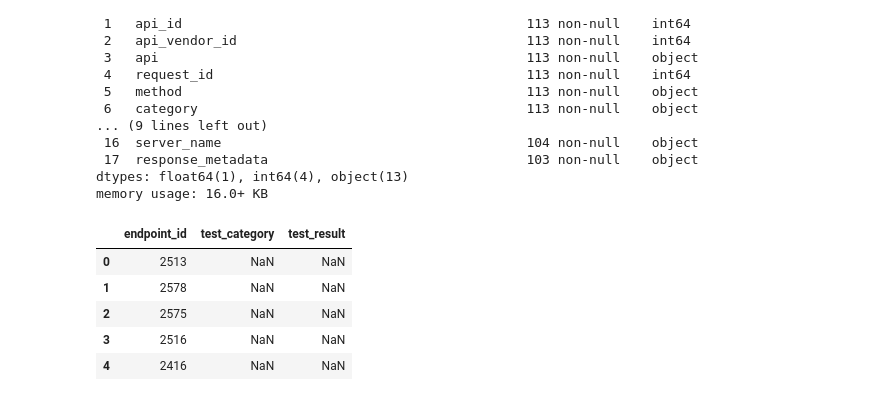
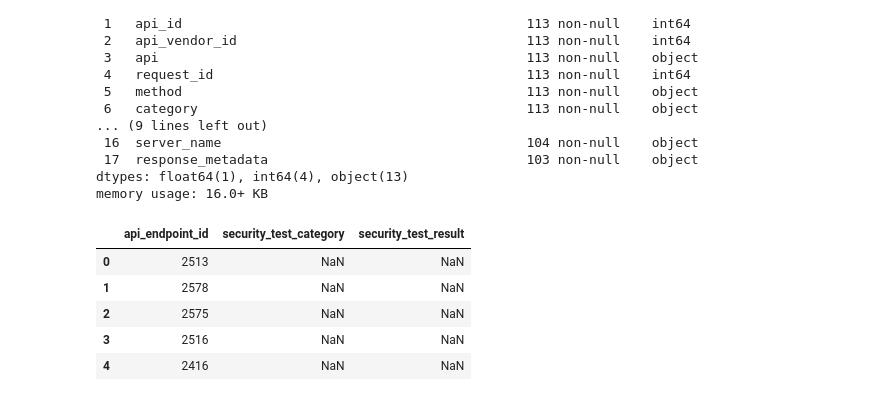
Before and after one commit to teejlab/API-Risk-Assessment-Framework, a Jupyter notebook: eda/eda_security_tests.ipynb, the cells around one changed output. Saved outputs shown, nothing was run; the diff lists cells and outputs as text; code cells hidden in the pictures.

```diff
--- a/eda/eda_security_tests.ipynb
+++ b/eda/eda_security_tests.ipynb
@@ -45,12 +56,10 @@ memory usage: 16.0+ KB
 # %%
 # Selecting relevant columns
 security_test_df = api_df[["api_endpoint_id", "security_test_category", "security_test_result (FALSE=Passed; TRUE=Failed)"]]
-security_test_df = security_test_df.rename(columns = {"api_endpoint_id":"endpoint_id",
-                                   "security_test_category":"test_category",
-                                    "security_test_result (FALSE=Passed; TRUE=Failed)":"test_result"})
+security_test_df = security_test_df.rename(columns = {"security_test_result (FALSE=Passed; TRUE=Failed)":"security_test_result"})
 security_test_df.head()
 # %% [output]
-|  | endpoint_id | test_category | test_result |
+|  | api_endpoint_id | security_test_category | security_test_result |
 | 0 | 2513 | NaN | NaN |
 | 1 | 2578 | NaN | NaN |
 | 2 | 2575 | NaN | NaN |
```
Also changed, not shown: parts of 26 cells of this notebook.
